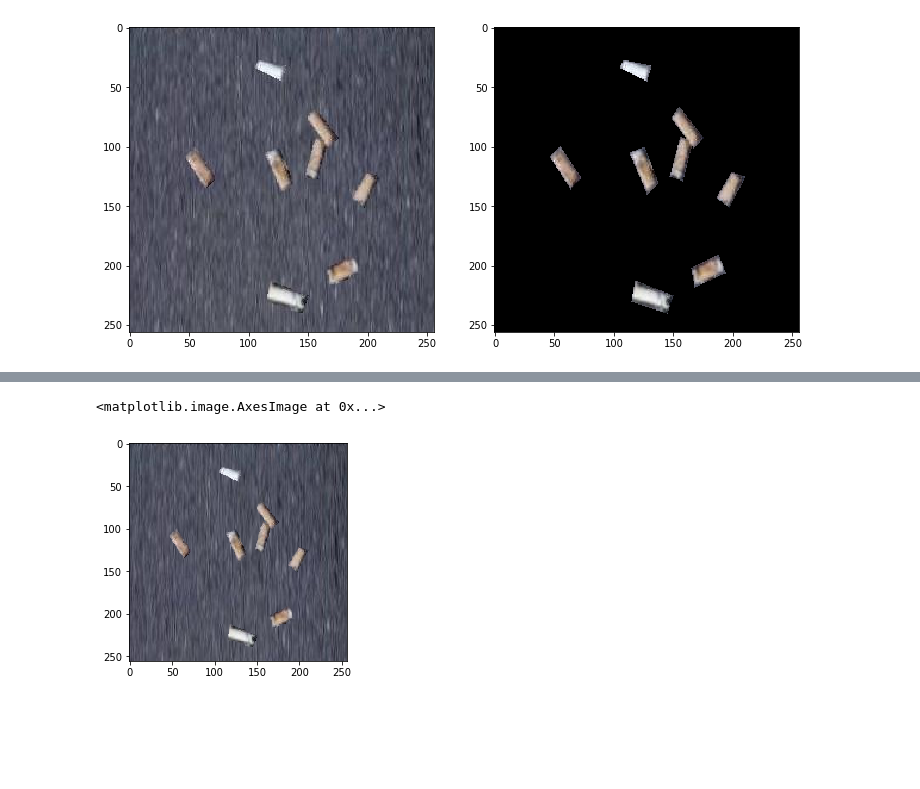
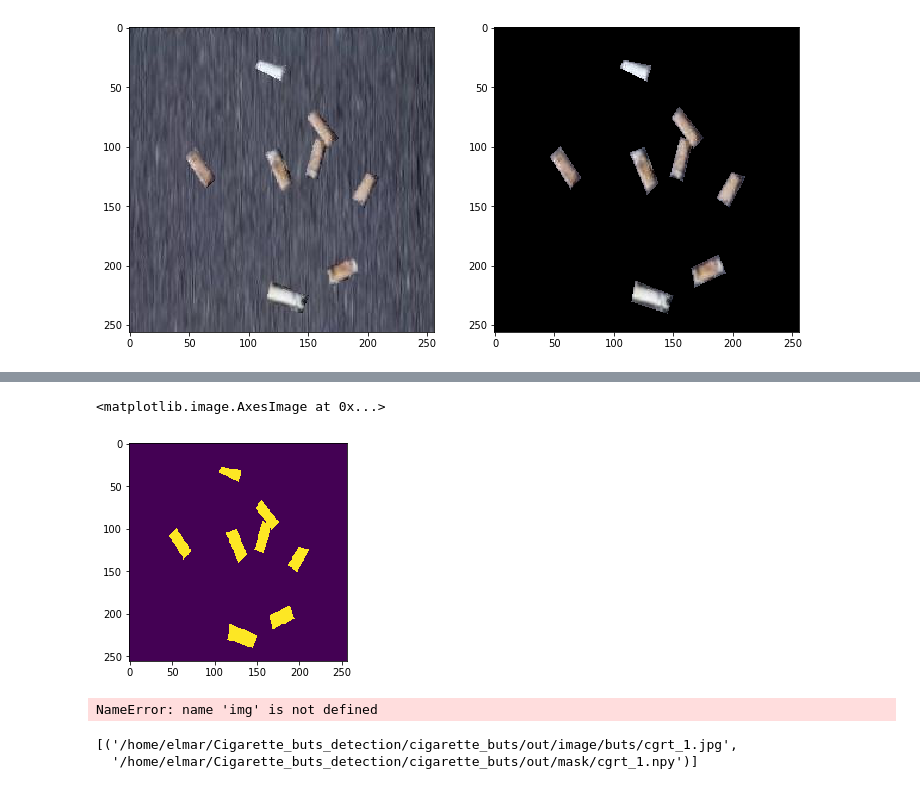
Before and after one commit to Elmar999/Cigarette_buts_detection, a Jupyter notebook: cigarette_buts/cigarettNet/test.ipynb, the cells around one changed output, grey strips where cells are left out. Saved outputs shown, nothing was run; the diff lists cells and outputs as text; code cells hidden in the pictures; blank space fills up the shorter version.

```diff
--- a/cigarette_buts/cigarettNet/test.ipynb
+++ b/cigarette_buts/cigarettNet/test.ipynb
@@ -101,23 +99,17 @@ def generate_img_over_bg(image_path , mask_path , bg_image_path):
     project a segmented objects over background image
     Args: image_path(str) , mask_path(str) , bg_image_path(str)
     '''
+
     img = plt.imread(image_path)
     mask = np.load(mask_path)
     bg_img = plt.imread(bg_image_path)
+    positions = np.where(mask > 0)
+    merged = bg_img.copy()
 
-    positions = np.where(mask > 0)
-    merged = np.zeros((config.IMG_HEIGHT , config.IMG_WIDTH , 3))
-    print(merged.shape)
-    merged = bg_img.copy()
-    print(merged.shape)
     for pos_x , pos_y in zip(positions[0] , positions[1]):
         merged[pos_x , pos_y] = img[pos_x , pos_y]
 
-    # nb_images =
-
-    new_path = os.path.join(os.listdir(image_path) , f'cgrt_{}')
-
-    plt.imsave('../out/image/buts/merged_4.jpg' , merged)
+    return (merged, mask)
 # %%
 crop_images('../out/image/bg')
 # %%
@@ -139,6 +127,6 @@ generate_mask('cgrt_2.jpg', '../out/image/buts/cgrt_2.json')
 # %%
 mask = np.load('../out/mask/cgrt_2.npy')
-img = plt.imread("../out/image/buts/cgrt_2.jpg")
+img = plt.imread("../out/image/buts/cgrt_1.jpg")
 # %%
 fig, ax = plt.subplots(1 , 2, figsize=(12, 8))
 ax[0].imshow(img)
@@ -283,11 +182,19 @@ def generate_img_over_bg(image_path , mask_path , bg_image_path):
     return (merged, mask)
 # %%
 data = list()
-tup = generate_img_over_bg('../out/image/buts/cgrt_2.jpg' ,'../out/mask/cgrt_2.npy' ,  '../out/image/bg/bg.jpg')
+tup = generate_img_over_bg('../out/image/buts/cgrt_1.jpg' ,'../out/mask/cgrt_2.npy' ,  '../out/image/bg/bg.jpg')
 data.append(tup)
 # %%
 plt.imshow(data[0][0])
-# plt.imshow(data[0][1])
+plt.imshow(data[0][1])
 # %% [output]
 <matplotlib.image.AxesImage at 0x...>
-[figure, old version]
+[figure, new version]
+# %%
+from albumentations.augmentations import transforms
+hr_img = transforms.VerticalFlip().apply(img)
+hr_mask = transforms.VerticalFlip().apply_to_mask(mask)
+plt.imshow(hr_img)
+plt.imshow(hr_mask)
+# %% [output]
+NameError: name 'img' is not defined
@@ -293,0 +216,6 @@ plt.imshow(data[0][0])
+# %%
+paths = db.load_paths(db.con, 1)
+paths
+# %% [output]
+[('/home/elmar/Cigarette_buts_detection/cigarette_buts/out/image/buts/cgrt_1.jpg',
+  '/home/elmar/Cigarette_buts_detection/cigarette_buts/out/mask/cgrt_1.npy')]
```
Also changed, not shown: parts of 21 cells of this notebook, 3 other files.
